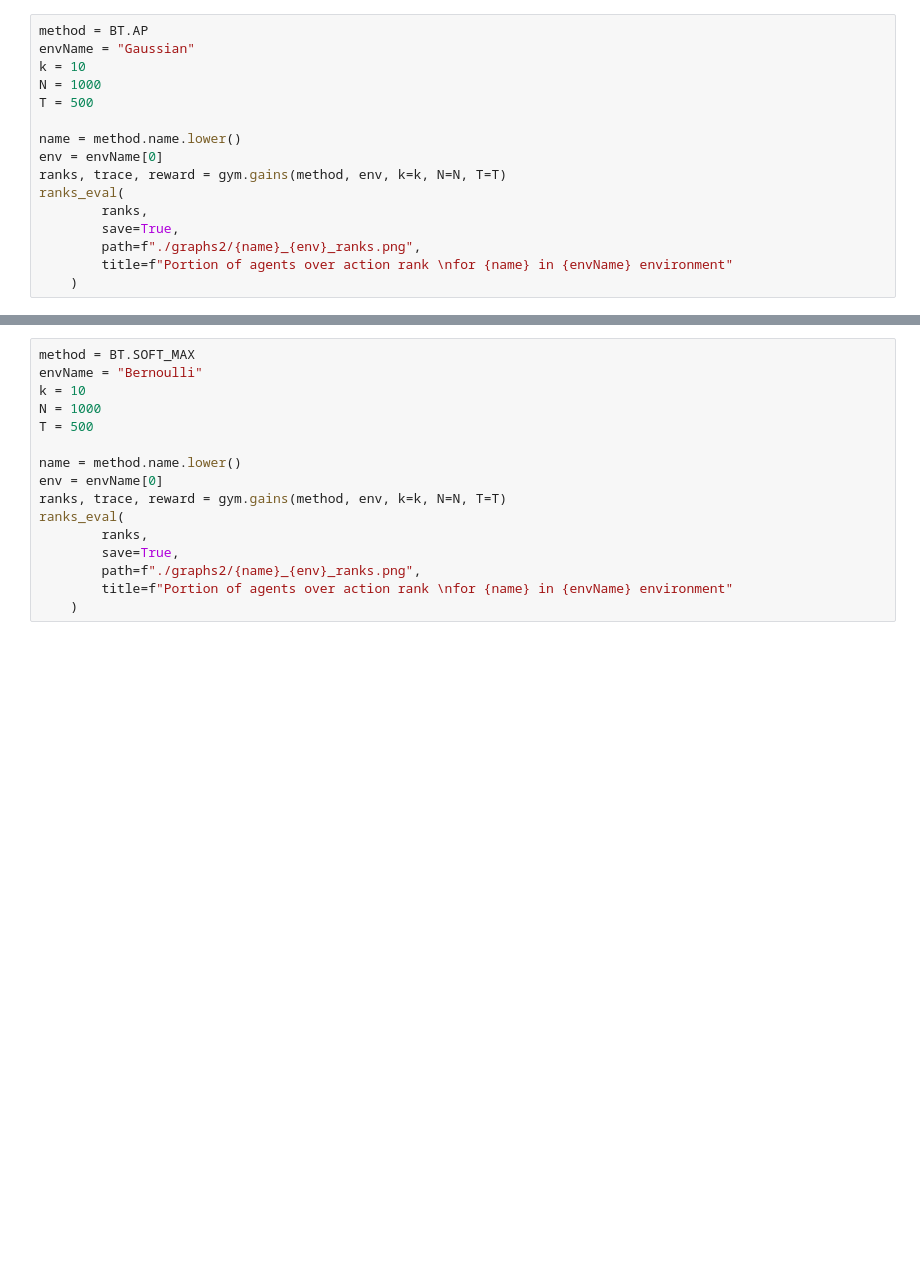
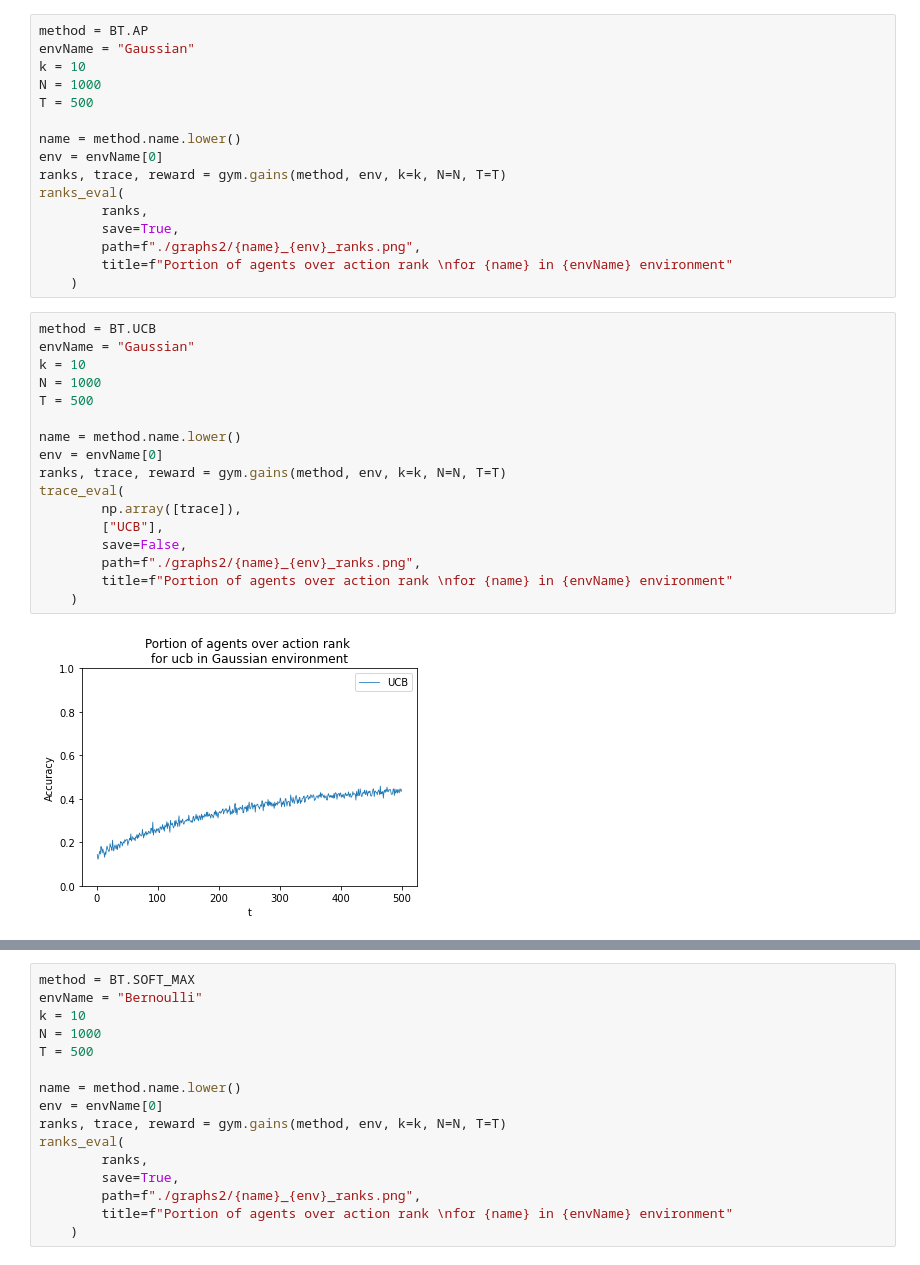
Before and after one commit to viktorvesely/RL_-realny_lebiak-, a Jupyter notebook: easy/kuk.ipynb, the cells around one changed output, grey strips where cells are left out. Drawn from its saved outputs; the diff is of its cells as text; blank space fills up the shorter version.

```diff
--- a/easy/kuk.ipynb
+++ b/easy/kuk.ipynb
@@ -87,3 +87,22 @@ ranks_eval(
         path=f"./graphs2/{name}_{env}_ranks.png",
         title=f"Portion of agents over action rank \nfor {name} in {envName} environment"
     )
+# %%
+method = BT.UCB
+envName = "Gaussian"
+k = 10
+N = 1000
+T = 500
+
+name = method.name.lower()
+env = envName[0]
+ranks, trace, reward = gym.gains(method, env, k=k, N=N, T=T)
+trace_eval(
+        np.array([trace]),
+        ["UCB"],
+        save=False,
+        path=f"./graphs2/{name}_{env}_ranks.png",
+        title=f"Portion of agents over action rank \nfor {name} in {envName} environment"
+    )
+# %% [output]
+[figure, added]
```
Also changed, not shown: parts of 4 cells of this notebook, 3 other files.
